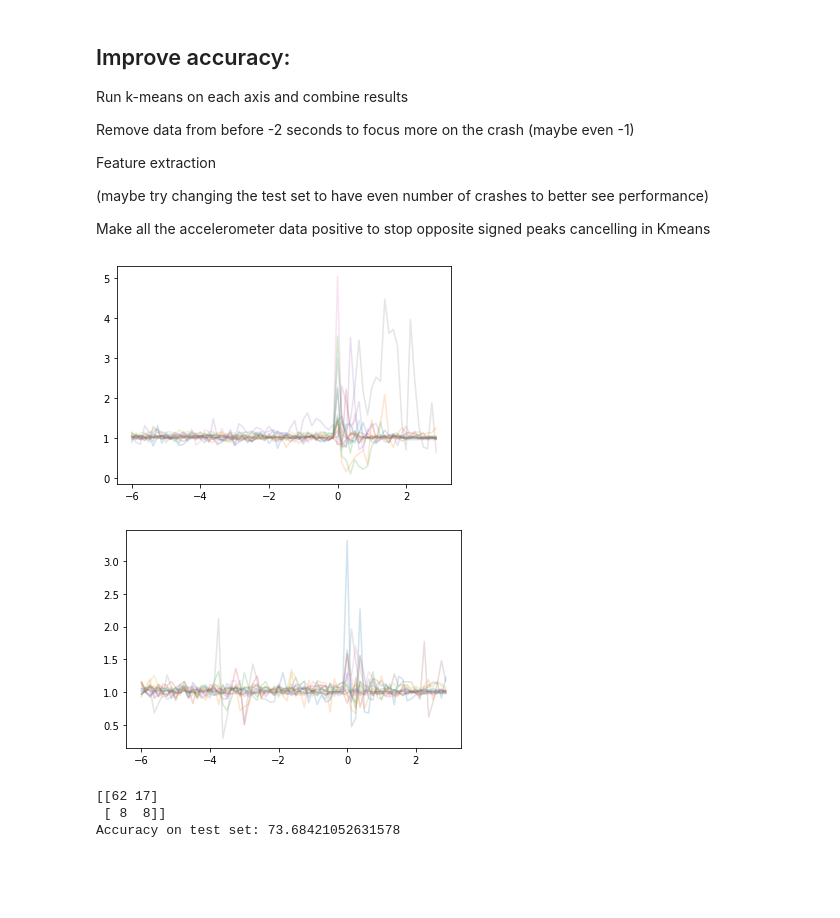
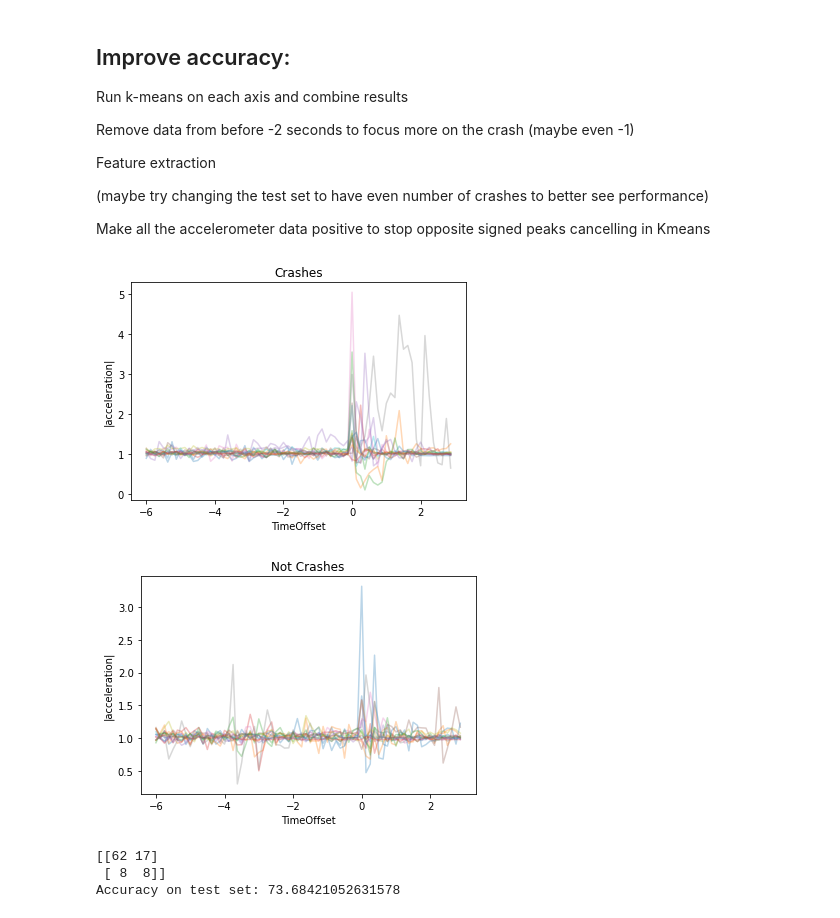
Before and after one commit to cwhite098/MDM3_Project1_Quartix, a Jupyter notebook: visualise.ipynb, the cells around one changed output. Cells and saved outputs as stored; diff of their text form; code cells hidden in the pictures; blank space fills up the shorter version.

Commit message:
added new funcs to extract_data and cleaned up the notebook

```diff
--- a/visualise.ipynb
+++ b/visualise.ipynb
@@ -50,2 +13,10 @@ def get_data(json_filename, incident_number):
+# %%
+from extract_data import *
+
+# Load the data from here using pickle (much faster)
+
+cat_data = load_list('pickle_data', 'cat_data')
+uncat_data = load_list('pickle_data', 'uncat_data')
+unlinked_data = load_list('pickle_data', 'unlinked_data')
 # %% [markdown]
 # Data Format
@@ -138,0 +79,23 @@ for i in range(len(df_uncategorised)):
+# %%
+from extract_data import *
+import matplotlib.pyplot as plt
+import numpy as np
+from tqdm import tqdm
+from tslearn.clustering import TimeSeriesKMeans, KernelKMeans, KShape
+from sklearn.model_selection import train_test_split
+from sklearn.metrics import confusion_matrix, accuracy_score
+
+X_train = get_tilt_timeseries(unlinked_data)
+X_test = get_tilt_timeseries(cat_data)
+y_test = get_labels(cat_data)
+
+print(X_train.shape)
+print(X_test.shape)
+print(len(y_test))
+
+
+km = TimeSeriesKMeans(n_clusters=2, metric="dtw", max_iter=50)
+km.fit(X_train)
+y_pred = km.predict(X_test)
+
+print(confusion_matrix(y_test, y_pred))
@@ -372,42 +339,44 @@ def get_mags(X):
         for k in range(72):
             vector = np.array(X[i,k,:])
             vector = [float(i) for i in vector]
-            mag = np.linalg.norm(vector)
+            mag = np.linalg.norm(vector[:])
             #if mag < 0:
             #   mag*-1
             mag_X[i,k] = mag
     return mag_X
 
 mag_X_crash = get_mags(X_crash)
 mag_X_nocrash = get_mags(X_nocrash)
 
 for i in range(len(mag_X_crash)):
-    plt.plot(linspace_1, mag_X_crash[i,:], alpha=0.2)
+    plt.plot(linspace_1, mag_X_crash[i,:], alpha=0.3)
+plt.title('Crashes'), plt.xlabel('TimeOffset'), plt.ylabel('|acceleration|')
 plt.show()
 
 for i in range(16):
-    plt.plot(linspace_1, mag_X_nocrash[i,:], alpha=0.2)
+    plt.plot(linspace_1, mag_X_nocrash[i,:], alpha=0.3)
+plt.title('Not Crashes'), plt.xlabel('TimeOffset'), plt.ylabel('|acceleration|')
 plt.show()
 
 X_train = get_mags(X_uncat)
 X_test = get_mags(X)
 
 y_test = y
 
 km = TimeSeriesKMeans(n_clusters=2, max_iter=10, metric="euclidean", random_state=0).fit(X_train)
 #km = KernelKMeans(n_clusters=2, max_iter=10).fit(X_train)
 #km = KShape(n_clusters=2, max_iter=10).fit(X_train)
 
 # Make predictions
 test_predictions = km.predict(X_test)
 
 # Print accuracies and confusion matrices
 print(confusion_matrix(y_test.astype(int), test_predictions))
 test_acc = accuracy_score(y_test.astype(int), test_predictions)
 print('Accuracy on test set: '+ str(test_acc*100))
 # %% [output]
-[figure, old version]
+[figure, new version]
-[figure, old version]
+[figure, new version]
 [[62 17]
  [ 8  8]]
 Accuracy on test set: 73.68421052631578
```
Also changed, not shown: parts of 6 cells of this notebook, 1 other file.
